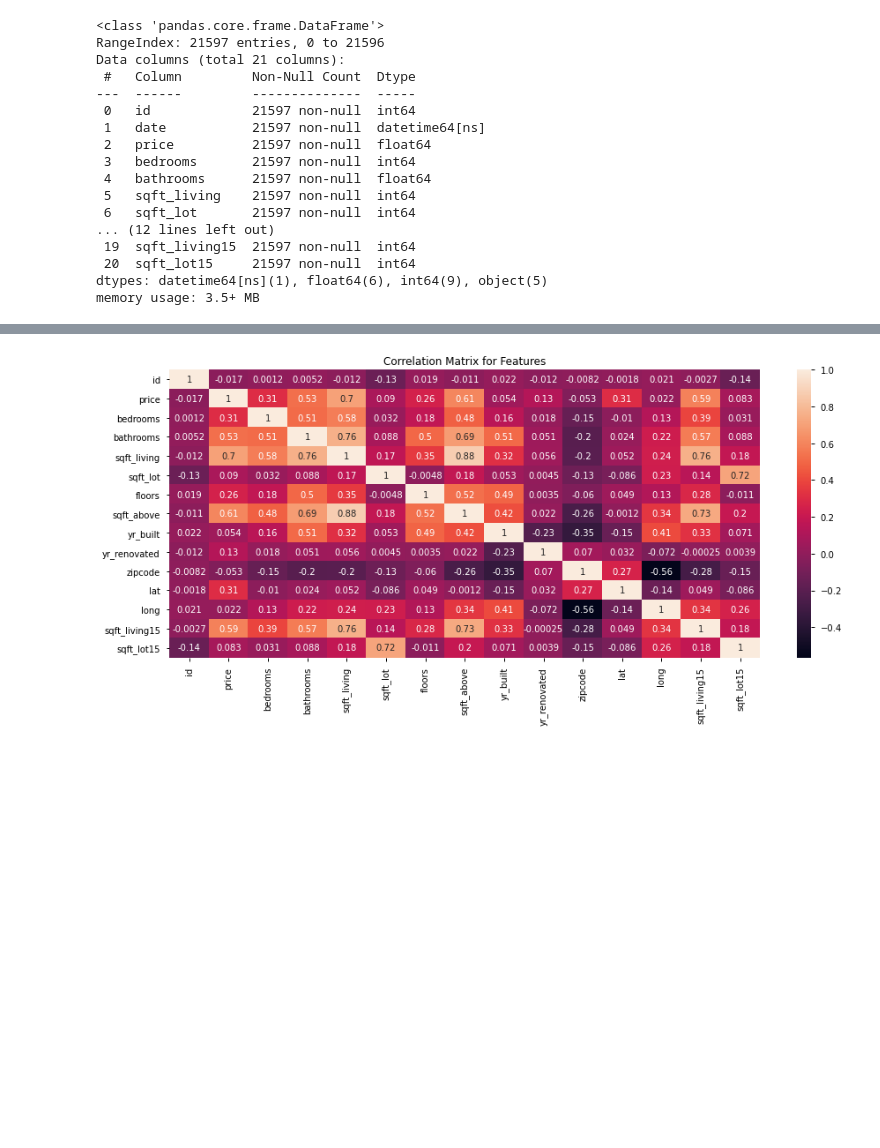
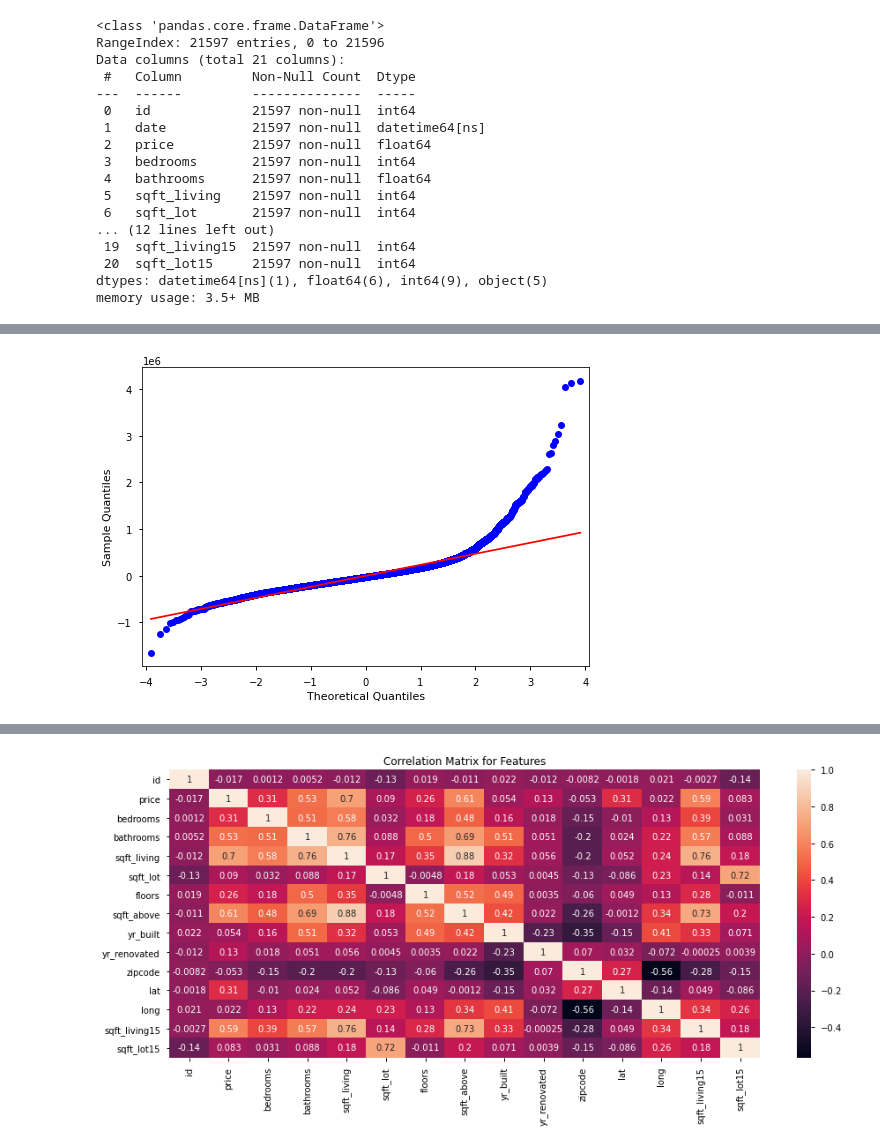
Before and after one commit to brdeleon/dsc-phase-2-project-v2-3, a Jupyter notebook: df_name_change.ipynb, the cells around one changed output, grey strips where cells are left out. Saved outputs shown, nothing was run; the diff lists cells and outputs as text; code cells hidden in the pictures; blank space fills up the shorter version.

```diff
--- a/df_name_change.ipynb
+++ b/df_name_change.ipynb
@@ -87,0 +121,4 @@ memory usage: 3.5+ MB
+# %%
+sm.qqplot(resids,line='r');
+# %% [output]
+[figure, added]
```
Also changed, not shown: parts of 38 cells of this notebook.
